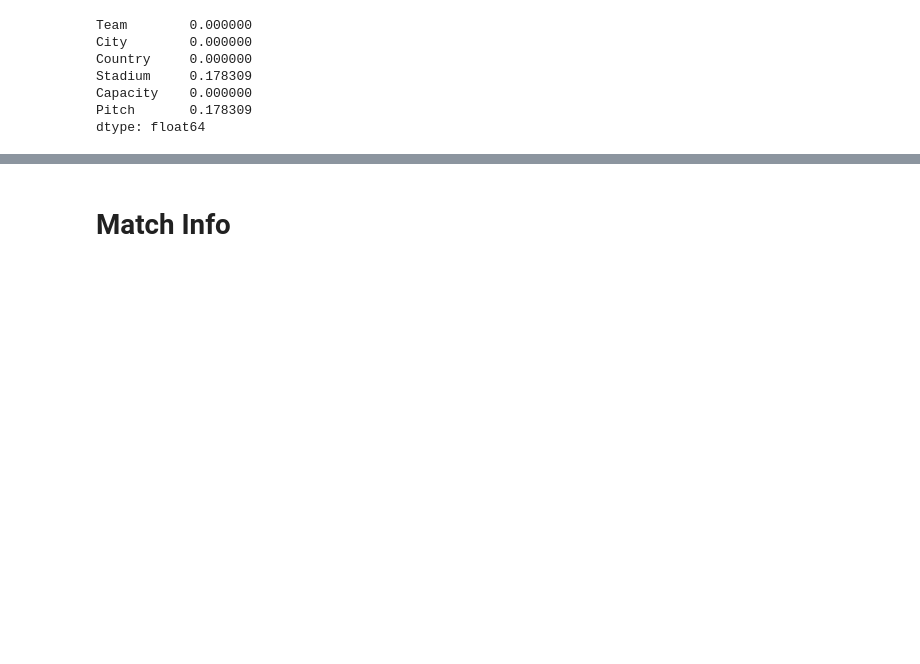
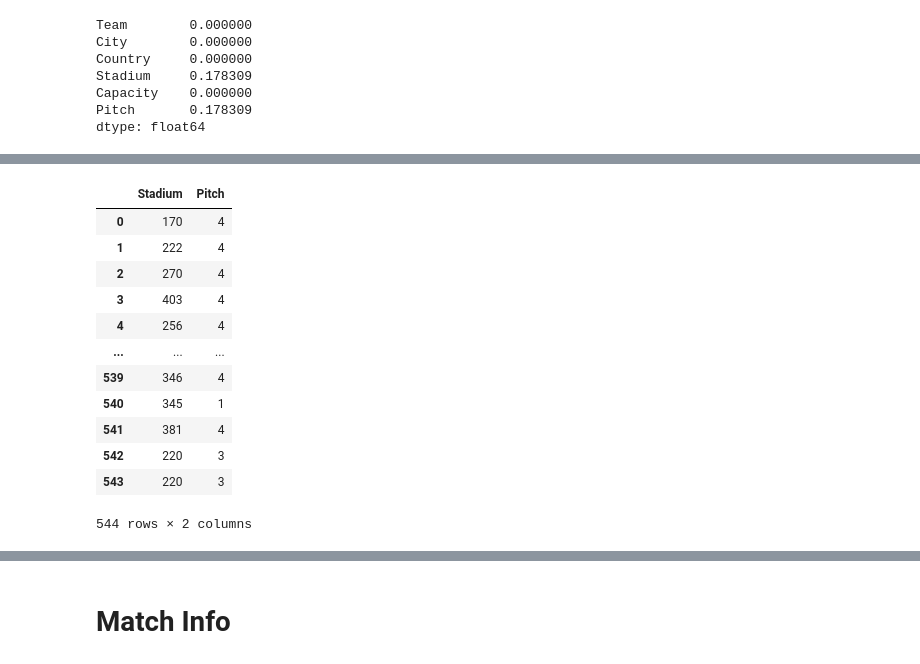
Before and after one commit to PascalLiPooKim/Football-prediction-model-project, a Jupyter notebook: footballPredictionModel.ipynb, the cells around one changed output, grey strips where cells are left out. Saved outputs shown, nothing was run; the diff lists cells and outputs as text; code cells hidden in the pictures; blank space fills up the shorter version.

```diff
--- a/footballPredictionModel.ipynb
+++ b/footballPredictionModel.ipynb
@@ -73,0 +136,18 @@ Name: Stadium, Length: 442, dtype: int64
+# %%
+knn_team_info_arr = knn_impute.fit_transform(team_info_df[team_info_cols_with_null])
+knn_team_info_df = pd.DataFrame(knn_team_info_arr.astype('int64'), columns = team_info_df[team_info_cols_with_null].columns)
+knn_team_info_df
+# %% [output]
+|  | Stadium | Pitch |
+| 0 | 170 | 4 |
+| 1 | 222 | 4 |
+| 2 | 270 | 4 |
+| 3 | 403 | 4 |
+| 4 | 256 | 4 |
+| ... | ... | ... |
+| 539 | 346 | 4 |
+| 540 | 345 | 1 |
+| 541 | 381 | 4 |
+| 542 | 220 | 3 |
+| 543 | 220 | 3 |
+544 rows × 2 columns
```
Also changed, not shown: parts of 6 cells of this notebook.
